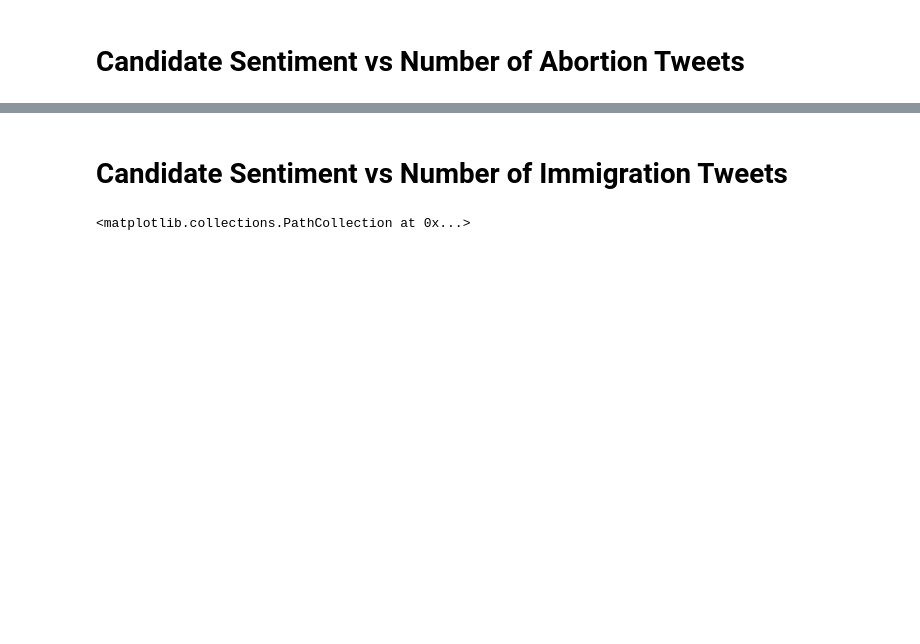
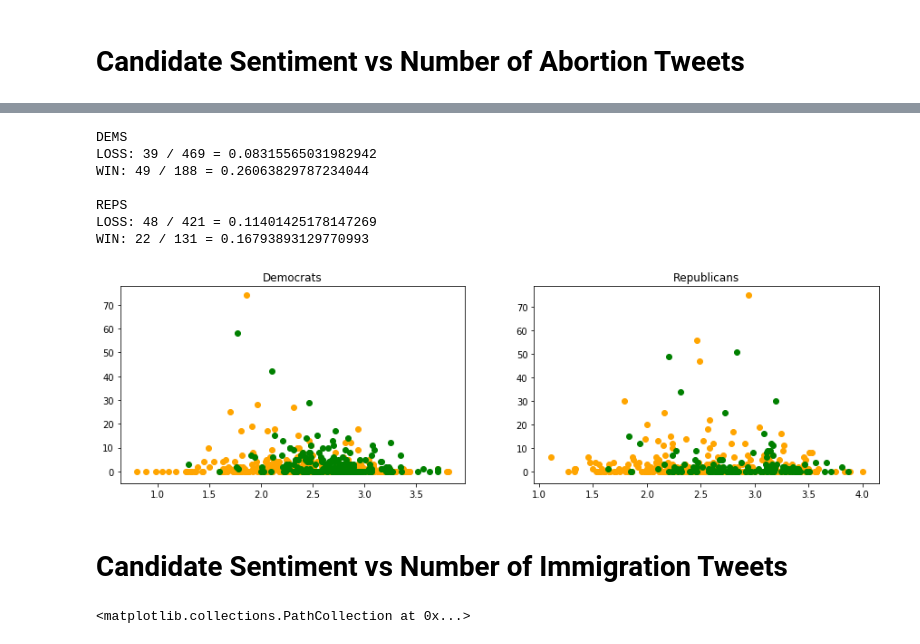
Before and after one commit to charles-tan/POCA, a Jupyter notebook: notebooks/sentiment_result_analysis.ipynb, the cells around one changed output, grey strips where cells are left out. Cells and saved outputs as stored; diff of their text form; code cells hidden in the pictures; blank space fills up the shorter version.

```diff
--- a/notebooks/sentiment_result_analysis.ipynb
+++ b/notebooks/sentiment_result_analysis.ipynb
@@ -330,3 +373,35 @@ axs3.scatter(r1, r2, c='red')
+# %%
+fig, (axs1, axs2) = plt.subplots(1, 2, figsize=(15, 4))
+axs1.set_title("Democrats")
+axs2.set_title("Republicans")
+
+l_d1, l_d2, l_r1, l_r2 = lost_primary_dem_df['sentiment'], lost_primary_dem_df['abortion_tweet_count'], lost_primary_rep_df['sentiment'], lost_primary_rep_df['abortion_tweet_count']
+axs1.scatter(l_d1, l_d2, c='orange')
+axs2.scatter(l_r1, l_r2, c='orange')
+
+w_d1, w_d2, w_r1, w_r2 = won_primary_dem_df['sentiment'], won_primary_dem_df['abortion_tweet_count'], won_primary_rep_df['sentiment'], won_primary_rep_df['abortion_tweet_count']
+axs1.scatter(w_d1, w_d2, c='green')
+axs2.scatter(w_r1, w_r2, c='green')
+
+cutoff = 5
+print("DEMS")
+print("LOSS: " + str(len(l_d2[l_d2 >= cutoff])) + " / " + str(len(l_d2)) + " = " + str((len(l_d2[l_d2 >= cutoff]) / len(l_d2))))
+print("WIN: " + str(len(w_d2[w_d2 >= cutoff])) + " / " + str(len(w_d2)) + " = " + str((len(w_d2[w_d2 >= cutoff]) / len(w_d2))))
+
+print()
+
+print("REPS")
+print("LOSS: " + str(len(l_r2[l_r2 >= cutoff])) + " / " + str(len(l_r2)) + " = " + str((len(l_r2[l_r2 >= cutoff]) / len(l_r2))))
+print("WIN: " + str(len(w_r2[w_r2 >= cutoff])) + " / " + str(len(w_r2)) + " = " + str((len(w_r2[w_r2 >= cutoff]) / len(w_r2))))
+# %% [output]
+DEMS
+LOSS: 39 / 469 = 0.08315565031982942
+WIN: 49 / 188 = 0.26063829787234044
+
+REPS
+LOSS: 48 / 421 = 0.11401425178147269
+WIN: 22 / 131 = 0.16793893129770993
+[figure, added]
 # %% [markdown]
 # Candidate Sentiment vs Number of Immigration Tweets
 # %%
```
Also changed, not shown: parts of 35 cells of this notebook.
